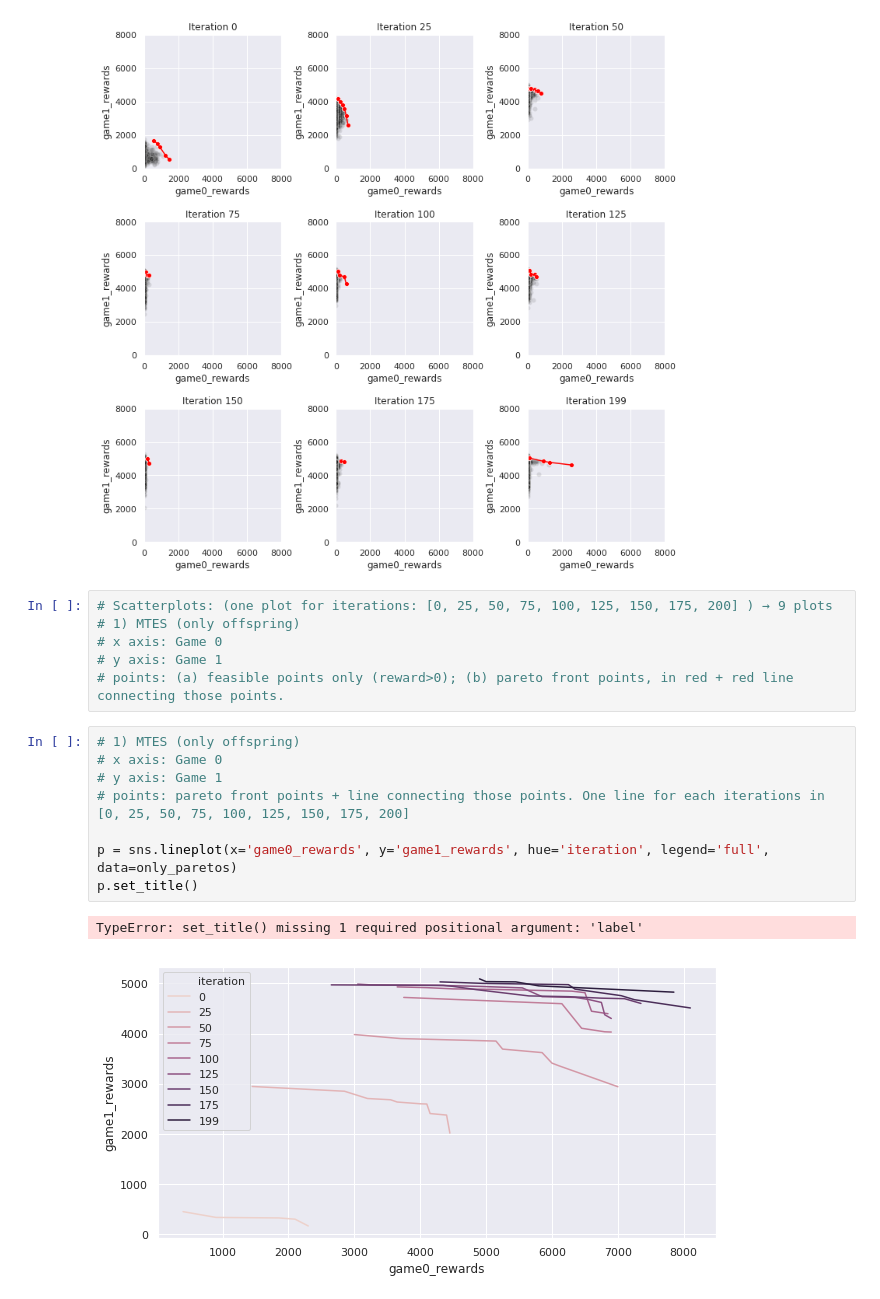
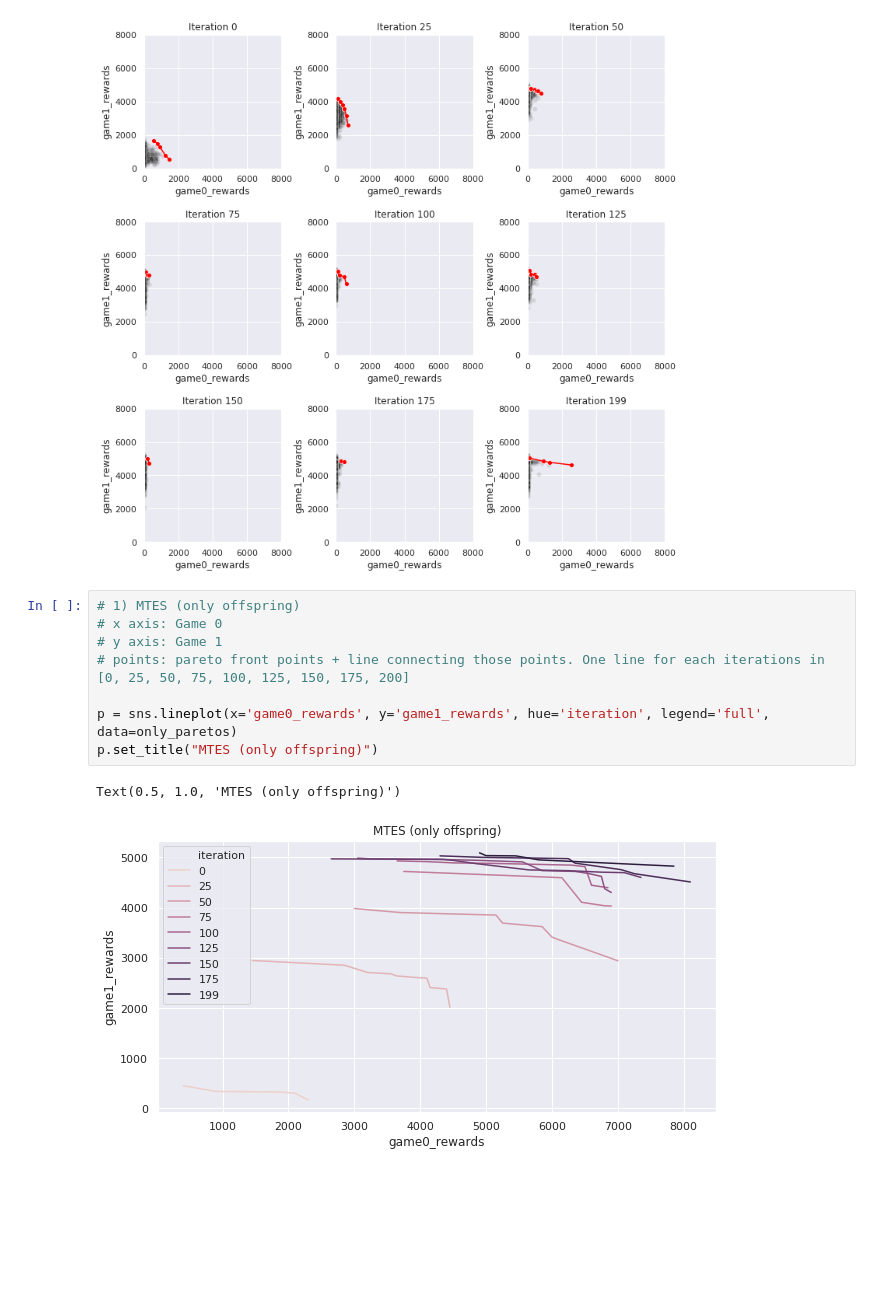
Before and after one commit to deyandyankov/research.mtne, a Jupyter notebook: gpu_implementation/analysis/all_plots.ipynb, the cells around one changed output. Saved outputs shown, nothing was run; the diff lists cells and outputs as text; blank space fills up the shorter version.

Commit message:
We now have all the plots. They might need styling.

```diff
--- a/gpu_implementation/analysis/all_plots.ipynb
+++ b/gpu_implementation/analysis/all_plots.ipynb
@@ -287,20 +287,14 @@ See the caveats in the documentation: http://pandas.pydata.org/pandas-docs/stabl
   del sys.path[0]
 <module 'matplotlib.pyplot' from '/home/dis/deep-neuroevolution/env/lib/python3.5/site-packages/matplotlib/pyplot.py'>
 [figure]
-# %%
-# Scatterplots: (one plot for iterations: [0, 25, 50, 75, 100, 125, 150, 175, 200] ) → 9 plots
-# 1) MTES (only offspring)
-# x axis: Game 0
-# y axis: Game 1
-# points: (a) feasible points only (reward>0); (b) pareto front points, in red + red line connecting those points.
 # %%
 # 1) MTES (only offspring)
 # x axis: Game 0
 # y axis: Game 1
 # points: pareto front points + line connecting those points. One line for each iterations in [0, 25, 50, 75, 100, 125, 150, 175, 200]
 
 p = sns.lineplot(x='game0_rewards', y='game1_rewards', hue='iteration', legend='full', data=only_paretos)
-p.set_title()
+p.set_title("MTES (only offspring)")
 # %% [output]
-TypeError: set_title() missing 1 required positional argument: 'label'
+Text(0.5, 1.0, 'MTES (only offspring)')
-[figure, old version]
+[figure, new version]
```
Also changed, not shown: parts of 11 cells of this notebook.
